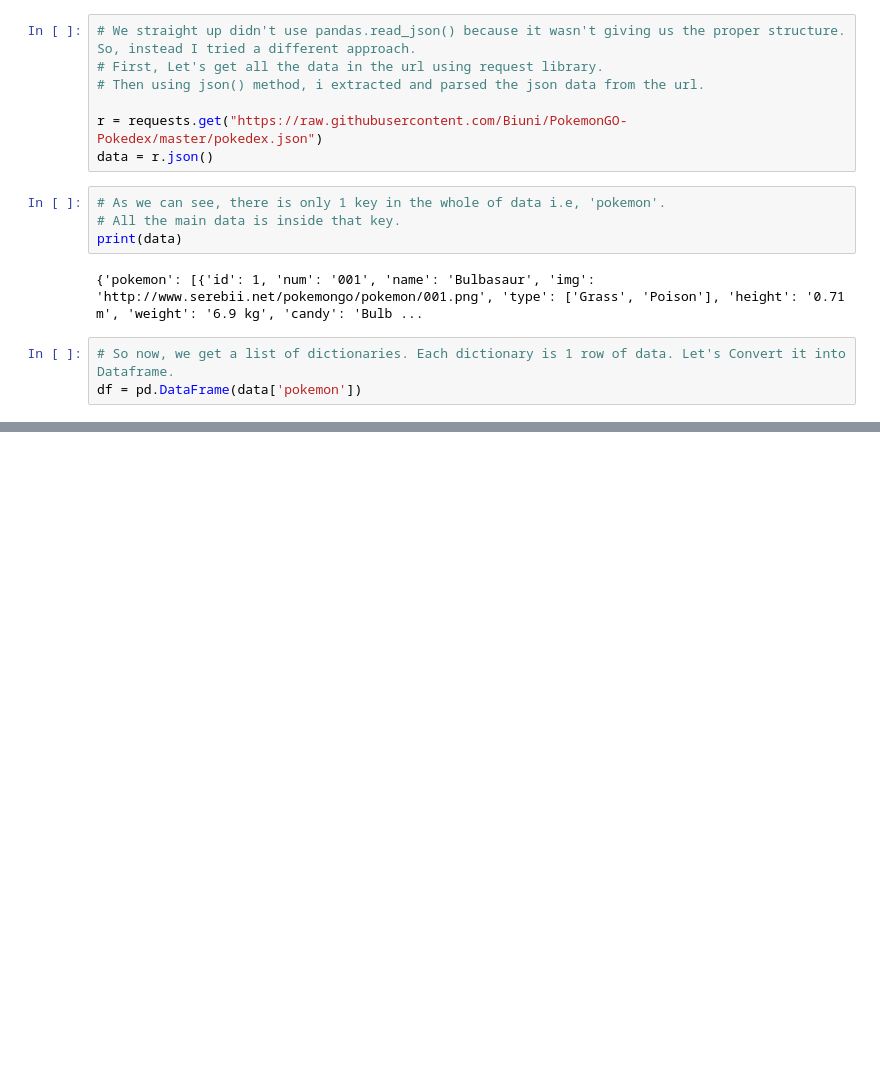
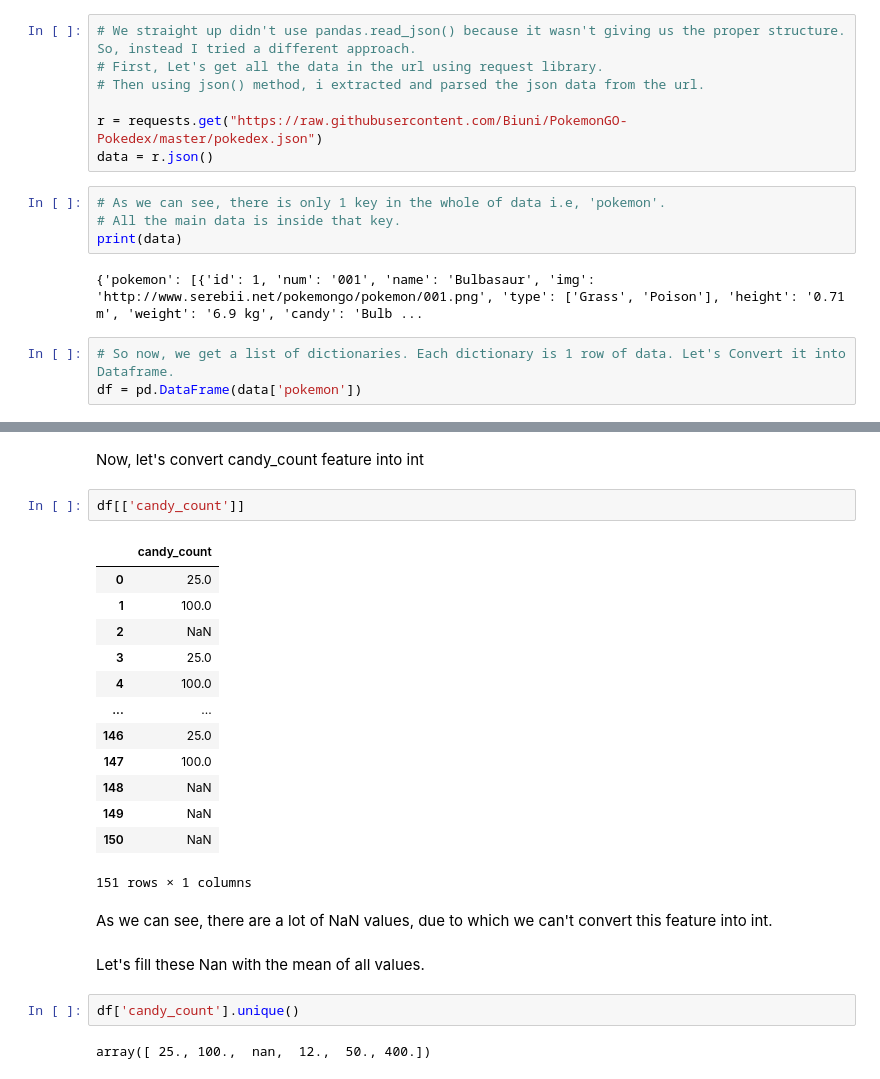
Before and after one commit to Its-OMG/Placement_Assignment-Om-Gusain-, a Jupyter notebook: Question3/Question3.ipynb, the cells around one changed output, grey strips where cells are left out. Cells and saved outputs as stored; diff of their text form; blank space fills up the shorter version.

```diff
--- a/Question3/Question3.ipynb
+++ b/Question3/Question3.ipynb
@@ -36,0 +78,26 @@ df.to_excel('PokemonIndex.xlsx', index=False)
+# %% [markdown]
+Now, let's convert candy_count feature into int
+# %%
+df[['candy_count']]
+# %% [output]
+|  | candy_count |
+| 0 | 25.0 |
+| 1 | 100.0 |
+| 2 | NaN |
+| 3 | 25.0 |
+| 4 | 100.0 |
+| ... | ... |
+| 146 | 25.0 |
+| 147 | 100.0 |
+| 148 | NaN |
+| 149 | NaN |
+| 150 | NaN |
+151 rows × 1 columns
+# %% [markdown]
+As we can see, there are a lot of NaN values, due to which we can't convert this feature into int.
+# %% [markdown]
+Let's fill these Nan with the mean of all values.
+# %%
+df['candy_count'].unique()
+# %% [output]
+array([ 25., 100.,  nan,  12.,  50., 400.])
```
Also changed, not shown: parts of 53 cells of this notebook, 1 other file.
